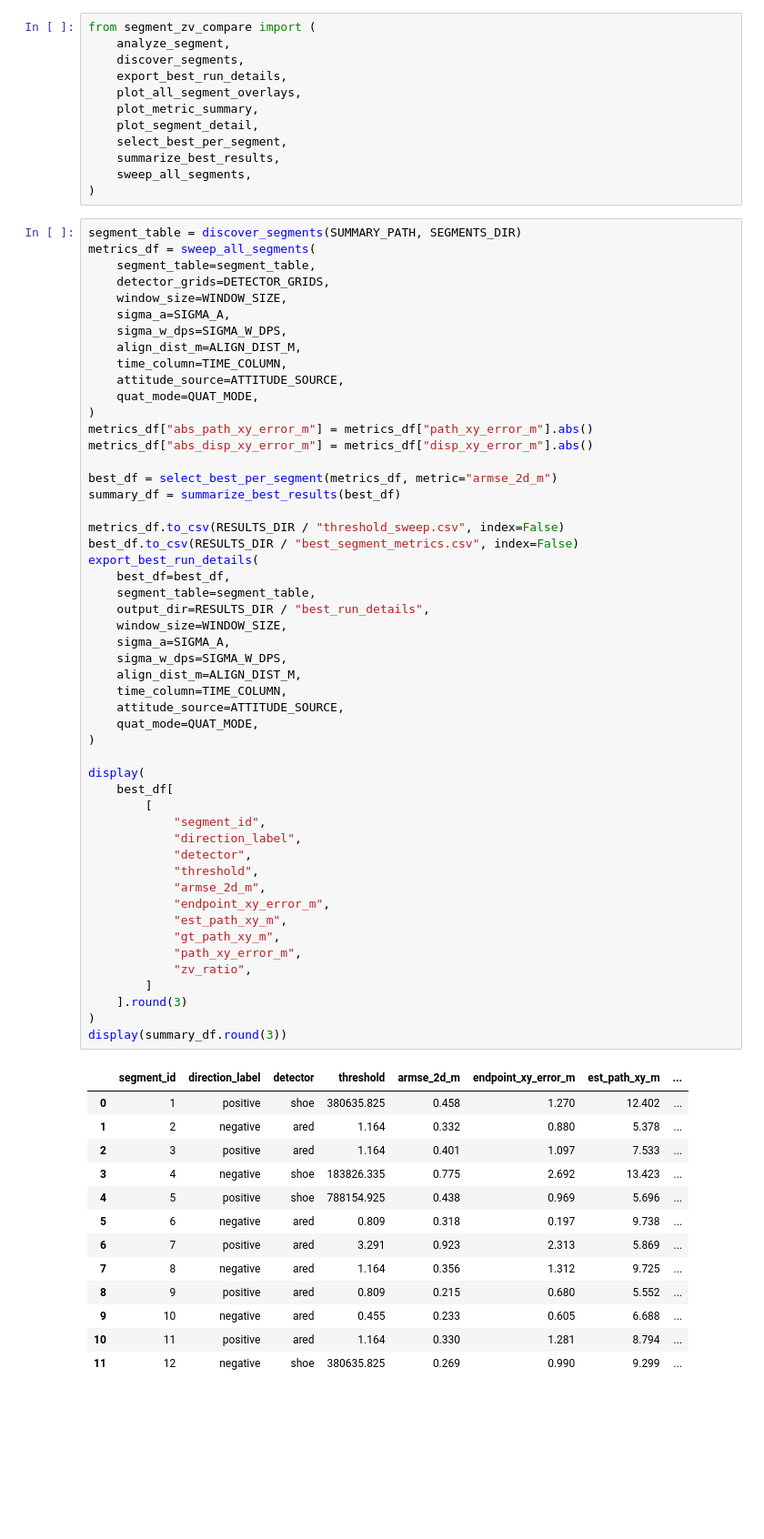
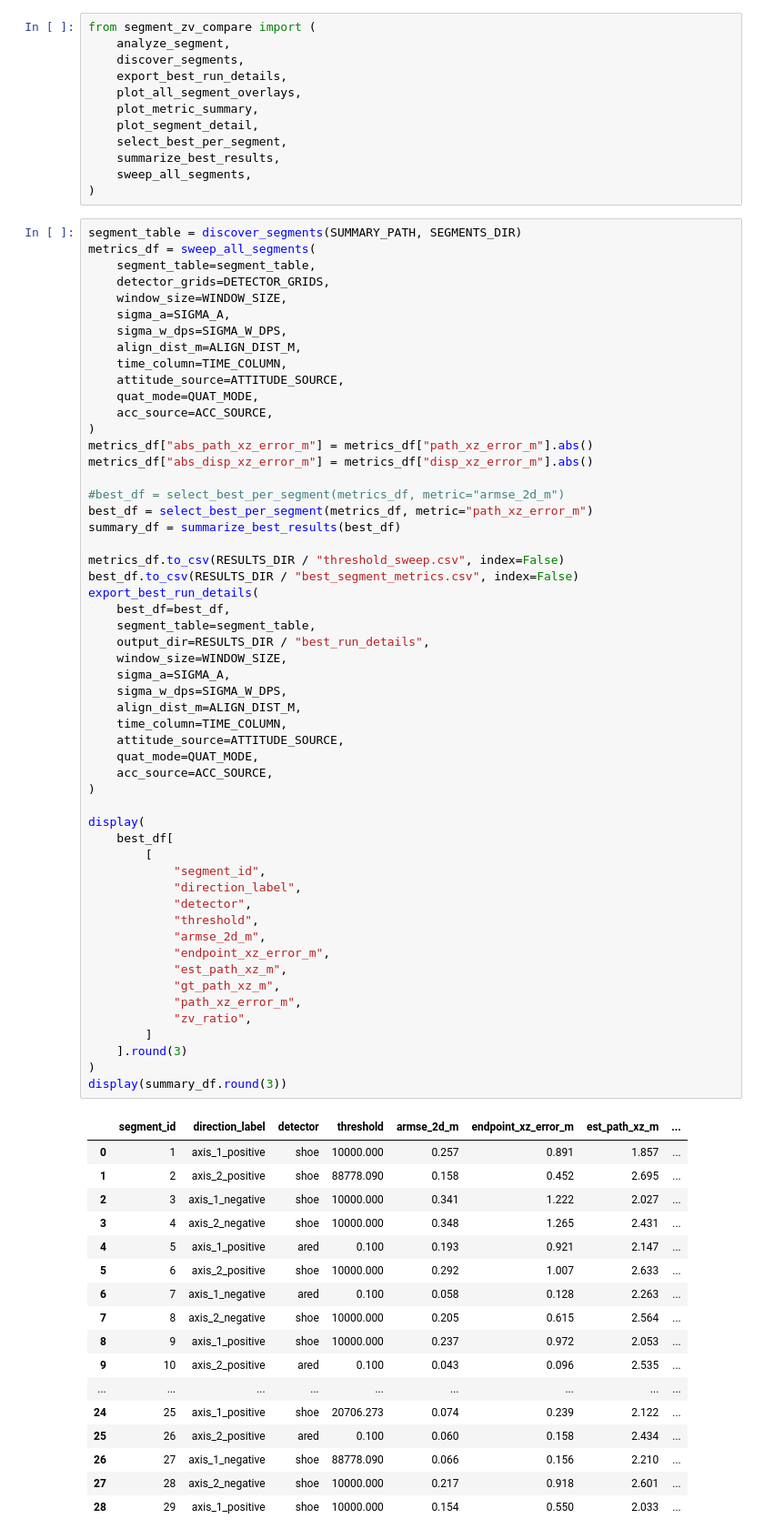
Before and after one commit to Soccer-Dev/pyshoe, a Jupyter notebook: segment_zv_compare_imu_optitrack.ipynb, the cells around one changed output. Shown at 91% size. Drawn from its saved outputs; the diff is of its cells as text; blank space fills up the shorter version.

```diff
--- a/segment_zv_compare_imu_optitrack.ipynb
+++ b/segment_zv_compare_imu_optitrack.ipynb
@@ -79,56 +82,63 @@ metrics_df = sweep_all_segments(
     time_column=TIME_COLUMN,
     attitude_source=ATTITUDE_SOURCE,
     quat_mode=QUAT_MODE,
+    acc_source=ACC_SOURCE,
 )
-metrics_df["abs_path_xy_error_m"] = metrics_df["path_xy_error_m"].abs()
-metrics_df["abs_disp_xy_error_m"] = metrics_df["disp_xy_error_m"].abs()
+metrics_df["abs_path_xz_error_m"] = metrics_df["path_xz_error_m"].abs()
+metrics_df["abs_disp_xz_error_m"] = metrics_df["disp_xz_error_m"].abs()
 
-best_df = select_best_per_segment(metrics_df, metric="armse_2d_m")
+#best_df = select_best_per_segment(metrics_df, metric="armse_2d_m")
+best_df = select_best_per_segment(metrics_df, metric="path_xz_error_m")
 summary_df = summarize_best_results(best_df)
 
 metrics_df.to_csv(RESULTS_DIR / "threshold_sweep.csv", index=False)
 best_df.to_csv(RESULTS_DIR / "best_segment_metrics.csv", index=False)
 export_best_run_details(
     best_df=best_df,
     segment_table=segment_table,
     output_dir=RESULTS_DIR / "best_run_details",
     window_size=WINDOW_SIZE,
     sigma_a=SIGMA_A,
     sigma_w_dps=SIGMA_W_DPS,
     align_dist_m=ALIGN_DIST_M,
     time_column=TIME_COLUMN,
     attitude_source=ATTITUDE_SOURCE,
     quat_mode=QUAT_MODE,
+    acc_source=ACC_SOURCE,
 )
 
 display(
     best_df[
         [
             "segment_id",
             "direction_label",
             "detector",
             "threshold",
             "armse_2d_m",
-            "endpoint_xy_error_m",
-            "est_path_xy_m",
-            "gt_path_xy_m",
-            "path_xy_error_m",
+            "endpoint_xz_error_m",
+            "est_path_xz_m",
+            "gt_path_xz_m",
+            "path_xz_error_m",
             "zv_ratio",
         ]
     ].round(3)
 )
 display(summary_df.round(3))
 # %% [output]
-|  | segment_id | direction_label | detector | threshold | armse_2d_m | endpoint_xy_error_m | est_path_xy_m | ... |
-| 0 | 1 | positive | shoe | 380635.825 | 0.458 | 1.270 | 12.402 | ... |
-| 1 | 2 | negative | ared | 1.164 | 0.332 | 0.880 | 5.378 | ... |
-| 2 | 3 | positive | ared | 1.164 | 0.401 | 1.097 | 7.533 | ... |
-| 3 | 4 | negative | shoe | 183826.335 | 0.775 | 2.692 | 13.423 | ... |
-| 4 | 5 | positive | shoe | 788154.925 | 0.438 | 0.969 | 5.696 | ... |
-| 5 | 6 | negative | ared | 0.809 | 0.318 | 0.197 | 9.738 | ... |
-| 6 | 7 | positive | ared | 3.291 | 0.923 | 2.313 | 5.869 | ... |
-| 7 | 8 | negative | ared | 1.164 | 0.356 | 1.312 | 9.725 | ... |
-| 8 | 9 | positive | ared | 0.809 | 0.215 | 0.680 | 5.552 | ... |
-| 9 | 10 | negative | ared | 0.455 | 0.233 | 0.605 | 6.688 | ... |
-| 10 | 11 | positive | ared | 1.164 | 0.330 | 1.281 | 8.794 | ... |
-| 11 | 12 | negative | shoe | 380635.825 | 0.269 | 0.990 | 9.299 | ... |
+|  | segment_id | direction_label | detector | threshold | armse_2d_m | endpoint_xz_error_m | est_path_xz_m | ... |
+| 0 | 1 | axis_1_positive | shoe | 10000.000 | 0.257 | 0.891 | 1.857 | ... |
+| 1 | 2 | axis_2_positive | shoe | 88778.090 | 0.158 | 0.452 | 2.695 | ... |
+| 2 | 3 | axis_1_negative | shoe | 10000.000 | 0.341 | 1.222 | 2.027 | ... |
+| 3 | 4 | axis_2_negative | shoe | 10000.000 | 0.348 | 1.265 | 2.431 | ... |
+| 4 | 5 | axis_1_positive | ared | 0.100 | 0.193 | 0.921 | 2.147 | ... |
+| 5 | 6 | axis_2_positive | shoe | 10000.000 | 0.292 | 1.007 | 2.633 | ... |
+| 6 | 7 | axis_1_negative | ared | 0.100 | 0.058 | 0.128 | 2.263 | ... |
+| 7 | 8 | axis_2_negative | shoe | 10000.000 | 0.205 | 0.615 | 2.564 | ... |
+| 8 | 9 | axis_1_positive | shoe | 10000.000 | 0.237 | 0.972 | 2.053 | ... |
+| 9 | 10 | axis_2_positive | ared | 0.100 | 0.043 | 0.096 | 2.535 | ... |
+| ... | ... | ... | ... | ... | ... | ... | ... | ... |
+| 24 | 25 | axis_1_positive | shoe | 20706.273 | 0.074 | 0.239 | 2.122 | ... |
+| 25 | 26 | axis_2_positive | ared | 0.100 | 0.060 | 0.158 | 2.434 | ... |
+| 26 | 27 | axis_1_negative | shoe | 88778.090 | 0.066 | 0.156 | 2.210 | ... |
+| 27 | 28 | axis_2_negative | shoe | 10000.000 | 0.217 | 0.918 | 2.601 | ... |
+| 28 | 29 | axis_1_positive | shoe | 10000.000 | 0.154 | 0.550 | 2.033 | ... |
```
Also changed, not shown: parts of 6 cells of this notebook, 1 other file.
